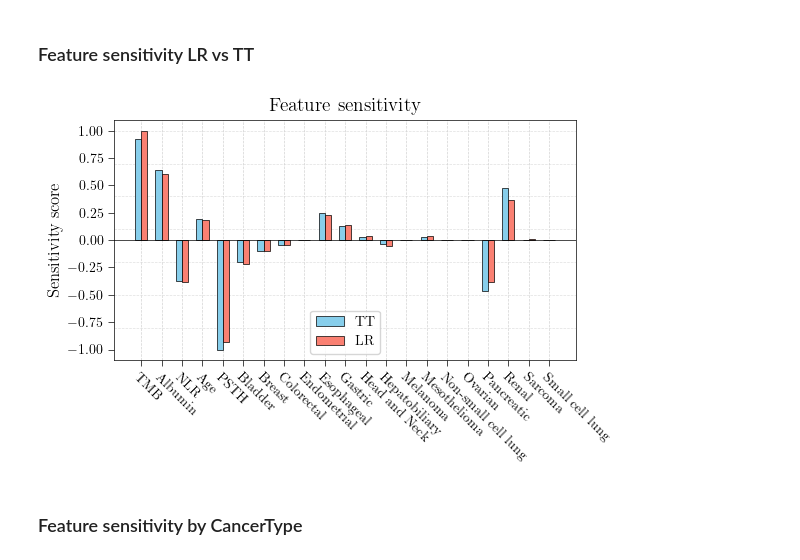
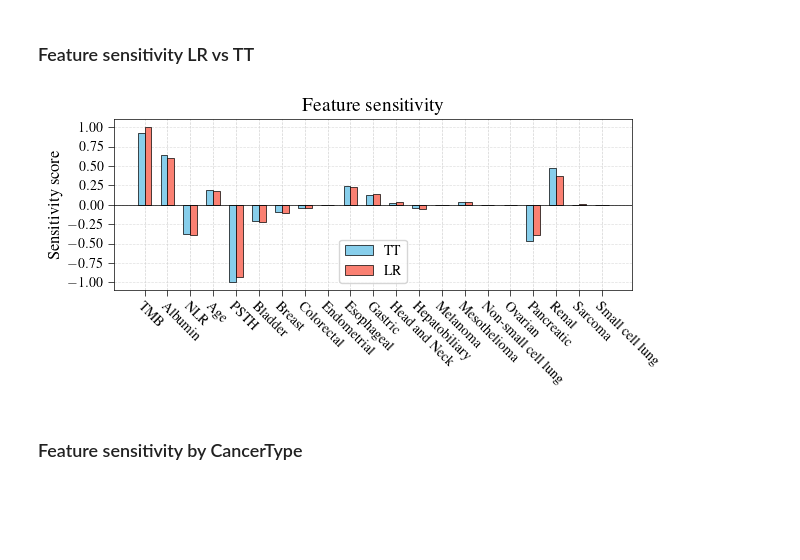
Before and after one commit to joserapa98/tns4loris, a Jupyter notebook: interpretability/interpretability.ipynb, the cells around one changed output. Saved outputs shown, nothing was run; the diff lists cells and outputs as text; code cells hidden in the pictures; blank space fills up the shorter version.

Commit message:
Fix fonts of figures

```diff
--- a/interpretability/interpretability.ipynb
+++ b/interpretability/interpretability.ipynb
@@ -639,7 +639,10 @@ TT Score: 0.6284
 # %% [markdown]
 ### Feature sensitivity LR vs TT
 # %%
-plt.rc('font', family='serif', serif='Computer Modern', size=16)
+# plt.rc('font', family='serif', serif='Computer Modern', size=16)
+# plt.rc('text', usetex=True)
+
+plt.rc('font', family='serif', serif='Times', size=16)
 plt.rc('text', usetex=True)
 
 # Font sizes
@@ -721,7 +724,7 @@ tt_scores = tt_scores / tt_scores.abs().max()
 x = torch.arange(len(featuresNA)) * 2  # label locations
 width = 0.6  # width of the bars
 
-fig, ax = plt.subplots(figsize=(6, 4))
+fig, ax = plt.subplots(figsize=(6.5, 3.25))
 bars1 = ax.bar(x - width / 2, tt_scores, width,
                label='TT', color='skyblue',
                edgecolor='black', linewidth=0.5)
@@ -734,35 +737,36 @@ bars2 = ax.bar(x + width / 2, lr_van_scores, width,
 ax.set_ylabel('Sensitivity score')
 ax.set_title('Feature sensitivity')
 ax.set_xticks(x)
 ax.set_xticklabels([plot_labels[feat] for feat in featuresNA],
                    rotation=-45, ha='left', rotation_mode='anchor')
 ax.legend(loc='lower center')
 
 # Horizontal line at y=0
 ax.axhline(0, color='black', linewidth=0.5)
 
 # Vertical lines at each x-tick
 for xpos in x:
     ax.axvline(x=xpos, color='lightgrey',
                linestyle='--', linewidth=0.5, alpha=1, zorder=-1)
 
 # Y-ticks every 0.1
 ymin, ymax = ax.get_ylim()
-yticks = np.arange(round(ymin,1), round(ymax+0.1,1), 0.3)
+# yticks = np.arange(round(ymin,1), round(ymax+0.1,1), 0.3)
+yticks = np.arange(-1, 1.25, 0.25)
 ax.set_yticks(np.arange(-1, 1.25, 0.25))
 ax.set_ylim(-1.1, 1.1)
 
 # Horizontal grey lines at each y-tick
 for y in yticks:
     ax.axhline(y=y, color='lightgrey',
                linestyle='--', linewidth=0.5, alpha=0.7, zorder=-1)
 
 plt.tight_layout()
 plt.savefig(os.path.join(figures_dir, 'feat_sensitivity.pdf'),
             bbox_inches='tight')
 plt.show()
 # %% [output]
-[figure, old version]
+[figure, new version]
 # %% [markdown]
 ### Feature sensitivity by CancerType
 # %%
```
Also changed, not shown: parts of 6 cells of this notebook, 6 other files.
